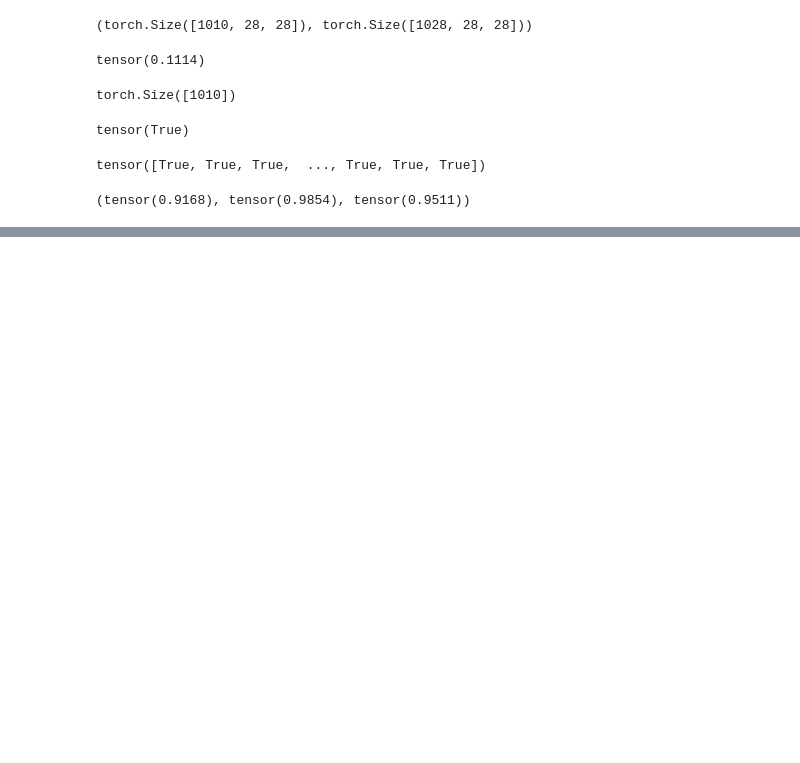
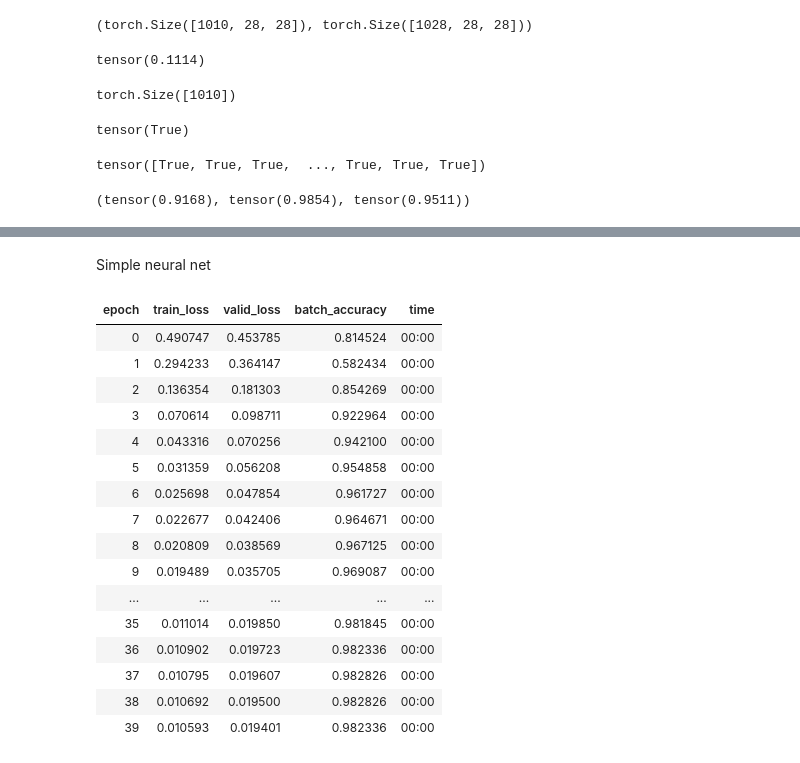
Before and after one commit to tsarevboris/ai-explore, a Jupyter notebook: notebooks/learn/fastai_mnist.ipynb, the cells around one changed output, grey strips where cells are left out. Saved outputs shown, nothing was run; the diff lists cells and outputs as text; code cells hidden in the pictures; blank space fills up the shorter version.

Commit message:
Finish MNIST classifier

```diff
--- a/notebooks/learn/fastai_mnist.ipynb
+++ b/notebooks/learn/fastai_mnist.ipynb
@@ -171,0 +275,5 @@ accuracy_3s, accuracy_7s, (accuracy_3s + accuracy_7s) / 2
+# %%
+def batch_accuracy(x, y):
+    pred = x.sigmoid()
+    correct = (pred >= 0.5) == y
+    return correct.float().mean()
@@ -171,0 +301,4 @@ accuracy_3s, accuracy_7s, (accuracy_3s + accuracy_7s) / 2
+# %%
+dls = DataLoaders(dl, valid_dl)
+learn = Learner(dls, nn.Linear(28*28,1), opt_func=SGD,
+                loss_func=mnist_loss, metrics=batch_accuracy)
@@ -171,0 +319,2 @@ accuracy_3s, accuracy_7s, (accuracy_3s + accuracy_7s) / 2
+# %% [markdown]
+Simple neural net
@@ -171,0 +334,31 @@ accuracy_3s, accuracy_7s, (accuracy_3s + accuracy_7s) / 2
+# %%
+simple_net = nn.Sequential(
+    nn.Linear(28*28,30),
+    nn.ReLU(),
+    nn.Linear(30,15),
+    nn.ReLU(),
+    nn.Linear(15,1)
+)
+# %%
+learn = Learner(dls, simple_net, opt_func=SGD,
+                loss_func=mnist_loss, metrics=batch_accuracy)
+# %%
+learn.fit(40, 0.1)
+# %% [output]
+| epoch | train_loss | valid_loss | batch_accuracy | time |
+| 0 | 0.490747 | 0.453785 | 0.814524 | 00:00 |
+| 1 | 0.294233 | 0.364147 | 0.582434 | 00:00 |
+| 2 | 0.136354 | 0.181303 | 0.854269 | 00:00 |
+| 3 | 0.070614 | 0.098711 | 0.922964 | 00:00 |
+| 4 | 0.043316 | 0.070256 | 0.942100 | 00:00 |
+| 5 | 0.031359 | 0.056208 | 0.954858 | 00:00 |
+| 6 | 0.025698 | 0.047854 | 0.961727 | 00:00 |
+| 7 | 0.022677 | 0.042406 | 0.964671 | 00:00 |
+| 8 | 0.020809 | 0.038569 | 0.967125 | 00:00 |
+| 9 | 0.019489 | 0.035705 | 0.969087 | 00:00 |
+| ... | ... | ... | ... | ... |
+| 35 | 0.011014 | 0.019850 | 0.981845 | 00:00 |
+| 36 | 0.010902 | 0.019723 | 0.982336 | 00:00 |
+| 37 | 0.010795 | 0.019607 | 0.982826 | 00:00 |
+| 38 | 0.010692 | 0.019500 | 0.982826 | 00:00 |
+| 39 | 0.010593 | 0.019401 | 0.982336 | 00:00 |
```
Also changed, not shown: parts of 34 cells of this notebook.
